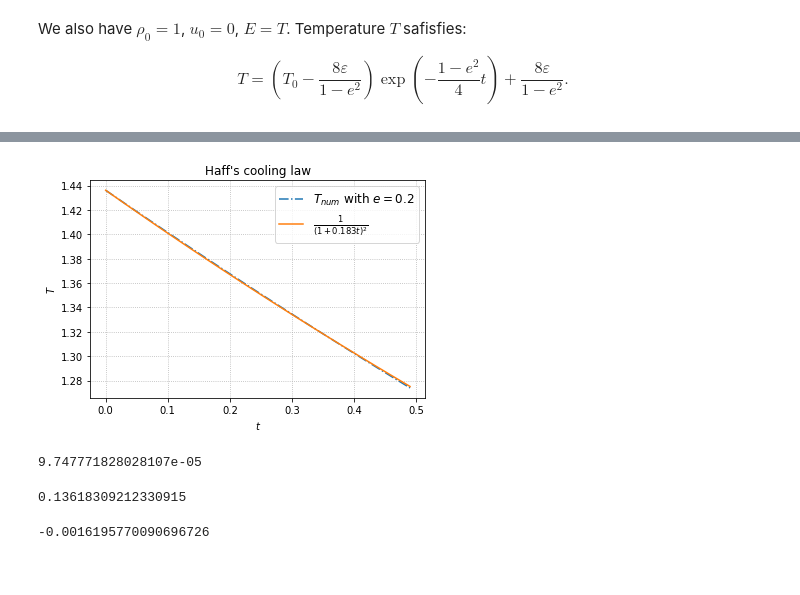
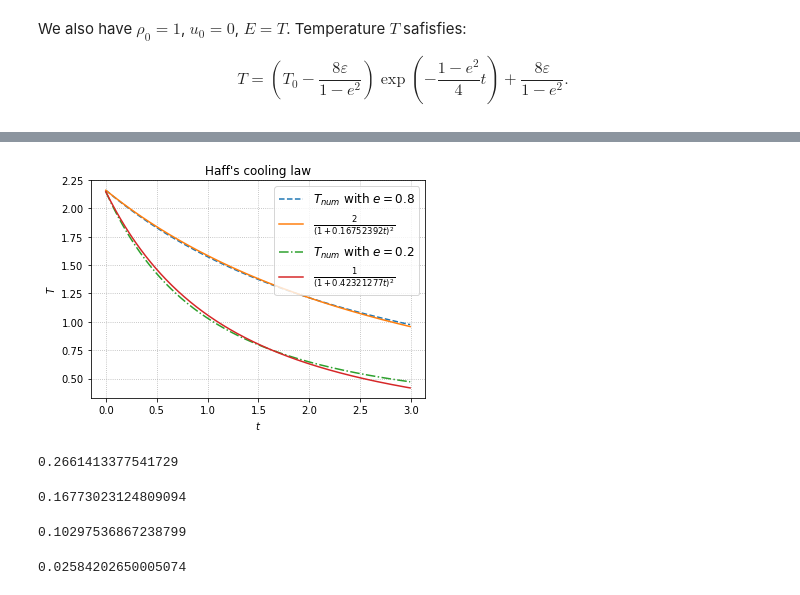
Before and after one commit to Mayuyu/fsm_inelastic_boltzmann, a Jupyter notebook: notebooks/fsm_3D.ipynb, the cells around one changed output, grey strips where cells are left out. Drawn from its saved outputs; the diff is of its cells as text; code cells hidden in the pictures.

Commit message:
Fit the Haff cooling law

```diff
--- a/notebooks/fsm_3D.ipynb
+++ b/notebooks/fsm_3D.ipynb
@@ -214,22 +244,24 @@ $$
 # %%
 def T(t, e, eps, T_0):
     return (T_0 - 8*eps/(1-e**2))*np.exp(-(1-e**2)*t/4) + 8*eps/(1-e**2)
+# %%
+M = lambda v: maxwellian(v, 1, (0.5, -0.5, 0), 2)
 # %%
 %%time
 
 dt = 0.01
-eps = 1e-6
+eps = 0
 
 config_3D = get_config('../src/configs/config_3D.json')
 Q = FastSpectralCollison3D(config_3D)
 
 f_hat = []
 
-f_0 = anisotropic_f(Q.v)
+f_0 = M(Q.v)
 E_0 = 0.5*np.sum(f_0*Q.v_norm)*Q.dv**3
 f = Q.fft3(f_0).copy()
 
-for t in range(50):
+for t in range(300):
     f = RK3(f, Q.col_heat_sep, eps, dt)
     f_hat.append(f)
 
@@ -249,7 +278,7 @@ T(0.5, 0.2, eps, E_0*2/3) - E*2/3
 # %%
 %%time
 T_vhs = []
-for t in range(100):
+for t in range(300):
     f = np.real(Q.ifft3(f_hat[t]))
     T_vhs.append(0.5*np.sum(f*Q.v_norm)*Q.dv**3*2/3)
 # %% [output]
@@ -258,7 +287,7 @@ Wall time: 36.6 ms
 # %%
 %%time
 T_vhs_02 = []
-for t in range(50):
+for t in range(300):
     f = np.real(Q.ifft3(f_hat[t]))
     T_vhs_02.append(0.5*np.sum(f*Q.v_norm)*Q.dv**3*2/3)
 # %% [output]
@@ -267,42 +342,44 @@ Wall time: 124 ms
 # %%
-t = (np.arange(50)/100)
+t = (np.arange(300)/100)
 
 fig, ax = plt.subplots()
-# ax.plot(t, np.asarray(T_vhs), '--', label=r'$T_{num}$ with $e=0.8$')
-# ax.plot(t, 1/(1+0.135*t)**2, label=r'$\frac{1}{(1+0.135t)^2}$')
+ax.plot(t, np.asarray(T_vhs), '--', label=r'$T_{num}$ with $e=0.8$')
+ax.plot(t, T_vhs[0]/(1 + 0.16752392*t)**2, label=r'$\frac{2}{(1+0.16752392t)^2}$')
 ax.plot(t, np.asarray(T_vhs_02), '-.', label=r'$T_{num}$ with $e=0.2$')
-ax.plot(t, T_vhs_02[0]/(1+0.125*t)**2, label=r'$\frac{1}{(1+0.183t)^2}$')
+ax.plot(t, T_vhs_02[0]/(1.0 + 0.42321277*t)**2, label=r'$\frac{1}{(1+0.42321277t)^2}$')
 ax.set_xlabel('$t$')
 ax.set_ylabel('$T$')
 ax.set_title('Haff\'s cooling law')
 ax.legend(fontsize='large')
 ax.grid(which='both',linestyle=':')
-# plt.savefig('Haff\'s_cooling.pdf')
+plt.savefig('Haff_cooling_new.pdf')
 plt.show()
 
 # plt.plot(t, np.asarray(T_vhs), '--', t, 2.25/(1+0.36*t)**2)
 # %% [output]
-[figure, old version]
+[figure, new version]
 # %%
 def T(t, e, eps, T_0):
     return (T_0 - 8*eps/(1-e**2))*np.exp(-(1-e**2)*t/4) + 8*eps/(1-e**2)
 # %%
 # e=0.2, 003
-T(1, 0.2, eps, E_0*3/2) - E*3/2
+T(1, 0.2, eps, E_0*2/3) - E*2/3
 # %% [output]
-9.747771828028107e-05
+0.2661413377541729
 # %%
 # e=0.2, 005
-T(1, 0.2, eps, E_0*3/2) - E*3/2
+T(1, 0.2, eps, E_0*2/3) - E*2/3
 # %% [output]
-0.13618309212330915
+0.16773023124809094
 # %%
 # e=0.2, 007
-T(1, 0.2, eps, E_0*3/2) - E*3/2
+T(1, 0.2, eps, E_0*2/3) - E*2/3
 # %% [output]
--0.0016195770090696726
+0.10297536867238799
 # %%
 # e=0.2, 009
-T(1, e, eps, E_0*3/2) - E*3/2
+T(1, 0.2, eps, E_0*2/3) - E*2/3
+# %% [output]
+0.02584202650005074
 # %%
 # e=0.2, 011
```
Also changed, not shown: parts of 23 cells of this notebook, 2 other files.
